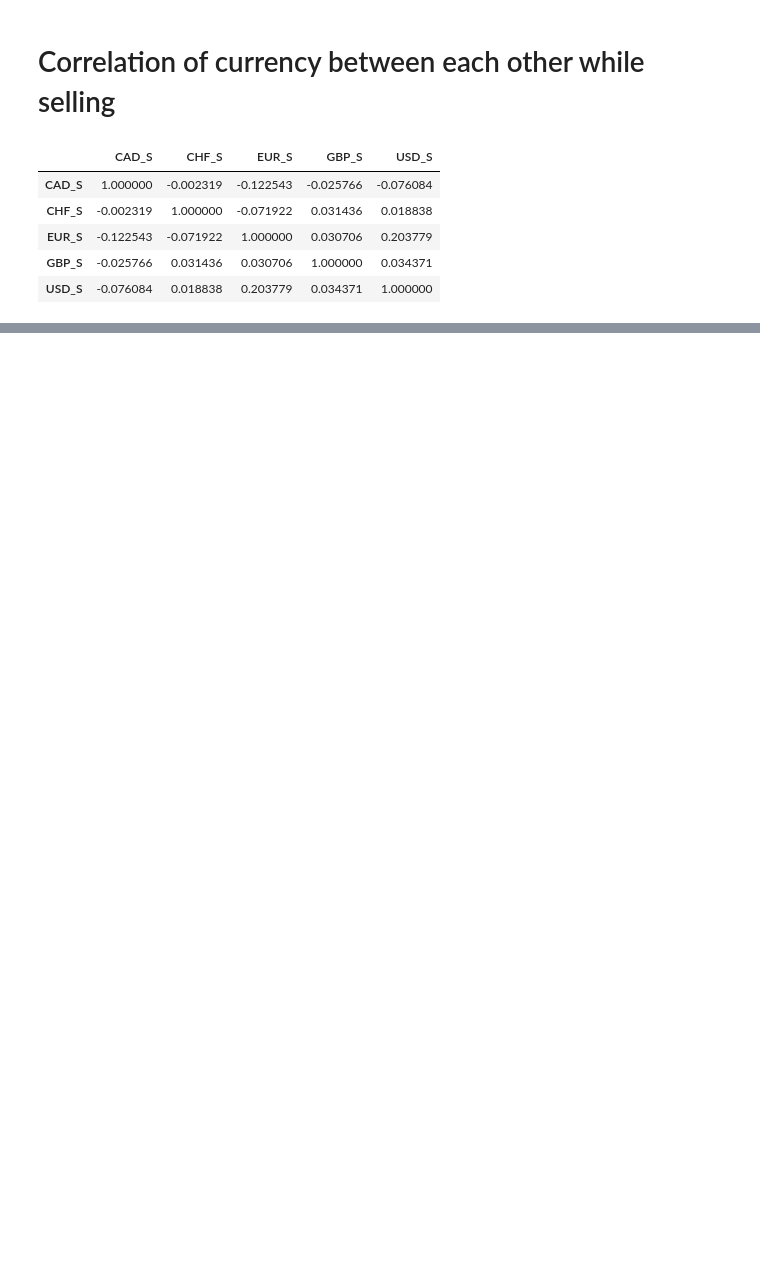
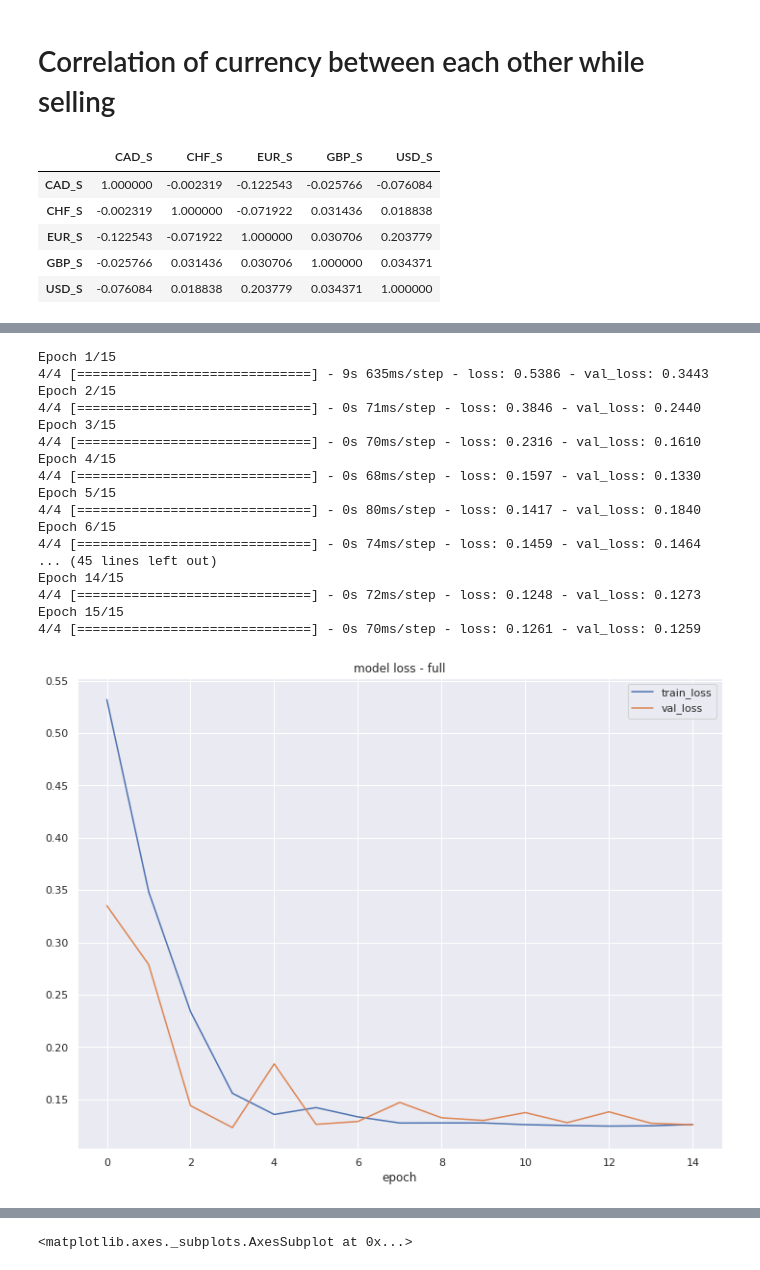
Before and after one commit to Yassinlazaar/Multi-Seasonal-Time-decompostion-and-Predection-of-Intraday-trading-Volume, a Jupyter notebook: Multi_Seasonal_Time_decompostion_and_Predection_of_Intraday_trading_Volume.ipynb, the cells around one changed output, grey strips where cells are left out. Cells and saved outputs as stored; diff of their text form; code cells hidden in the pictures; blank space fills up the shorter version.

```diff
--- a/Multi_Seasonal_Time_decompostion_and_Predection_of_Intraday_trading_Volume.ipynb
+++ b/Multi_Seasonal_Time_decompostion_and_Predection_of_Intraday_trading_Volume.ipynb
@@ -462,0 +538,33 @@ f.plot_test_set(ci=True)
+# %%
+f.manual_forecast(call_me='lstm_best',
+                  lags=24,
+                  batch_size=32,
+                  epochs=15,
+                  validation_split=.2,
+                  shuffle=True,
+                  activation='tanh',
+                  optimizer='Adam',
+                  learning_rate=0.001,
+                  lstm_layer_sizes=(72,)*4,
+                  dropout=(0,)*4,
+                  plot_loss=True)
+f.plot_test_set(order_by='LevelTestSetMAPE',models='top_2',ci=True)
+# %% [output]
+Epoch 1/15
+4/4 [==============================] - 9s 635ms/step - loss: 0.5386 - val_loss: 0.3443
+Epoch 2/15
+4/4 [==============================] - 0s 71ms/step - loss: 0.3846 - val_loss: 0.2440
+Epoch 3/15
+4/4 [==============================] - 0s 70ms/step - loss: 0.2316 - val_loss: 0.1610
+Epoch 4/15
+4/4 [==============================] - 0s 68ms/step - loss: 0.1597 - val_loss: 0.1330
+Epoch 5/15
+4/4 [==============================] - 0s 80ms/step - loss: 0.1417 - val_loss: 0.1840
+Epoch 6/15
+4/4 [==============================] - 0s 74ms/step - loss: 0.1459 - val_loss: 0.1464
+... (45 lines left out)
+Epoch 14/15
+4/4 [==============================] - 0s 72ms/step - loss: 0.1248 - val_loss: 0.1273
+Epoch 15/15
+4/4 [==============================] - 0s 70ms/step - loss: 0.1261 - val_loss: 0.1259
+[figure, added]
@@ -462,0 +573 @@ f.plot_test_set(ci=True)
+<matplotlib.axes._subplots.AxesSubplot at 0x...>
```
Also changed, not shown: parts of 20 cells of this notebook.
